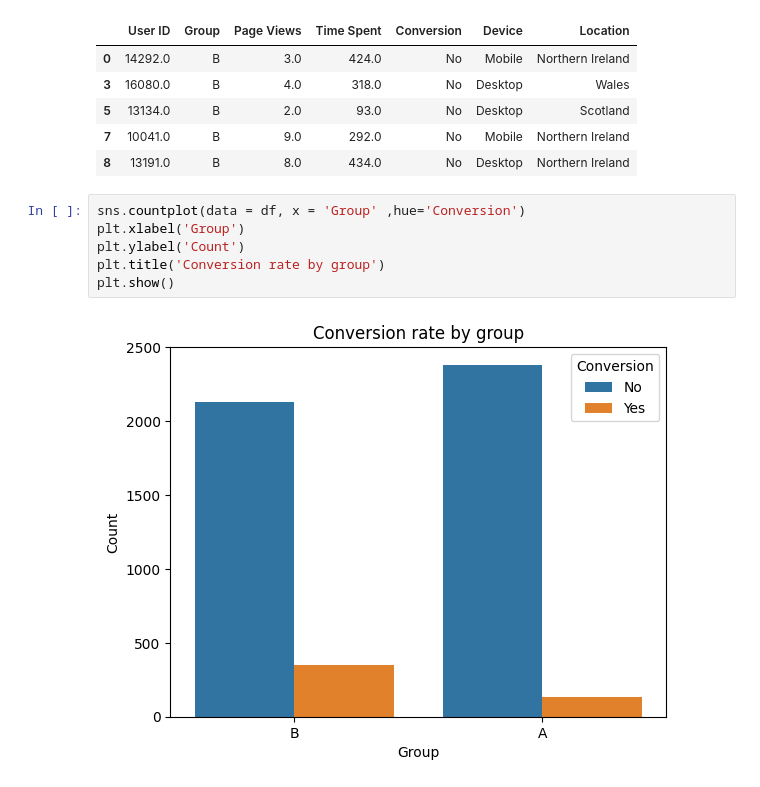
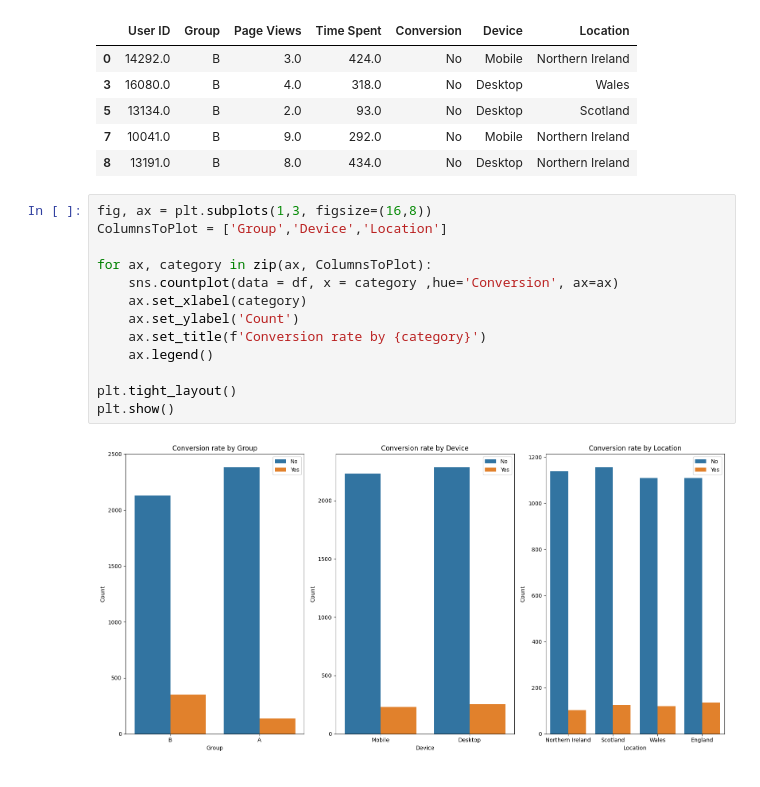
Before and after one commit to chemkemeimyers/PythonProjects, a Jupyter notebook: ABTesting_R2.ipynb, the cells around one changed output. Cells and saved outputs as stored; diff of their text form.

```diff
--- a/ABTesting_R2.ipynb
+++ b/ABTesting_R2.ipynb
@@ -217,11 +217,18 @@ data_GroupB.head()
 | 5 | 13134.0 | B | 2.0 | 93.0 | No | Desktop | Scotland |
 | 7 | 10041.0 | B | 9.0 | 292.0 | No | Mobile | Northern Ireland |
 | 8 | 13191.0 | B | 8.0 | 434.0 | No | Desktop | Northern Ireland |
-# %%
-sns.countplot(data = df, x = 'Group' ,hue='Conversion')
-plt.xlabel('Group')
-plt.ylabel('Count')
-plt.title('Conversion rate by group')
-plt.show()
-# %% [output]
-[figure, removed]
+# %%
+fig, ax = plt.subplots(1,3, figsize=(16,8))
+ColumnsToPlot = ['Group','Device','Location']
+
+for ax, category in zip(ax, ColumnsToPlot):
+    sns.countplot(data = df, x = category ,hue='Conversion', ax=ax)
+    ax.set_xlabel(category)
+    ax.set_ylabel('Count')
+    ax.set_title(f'Conversion rate by {category}')
+    ax.legend()
+
+plt.tight_layout()
+plt.show()
+# %% [output]
+[figure, added]
```
